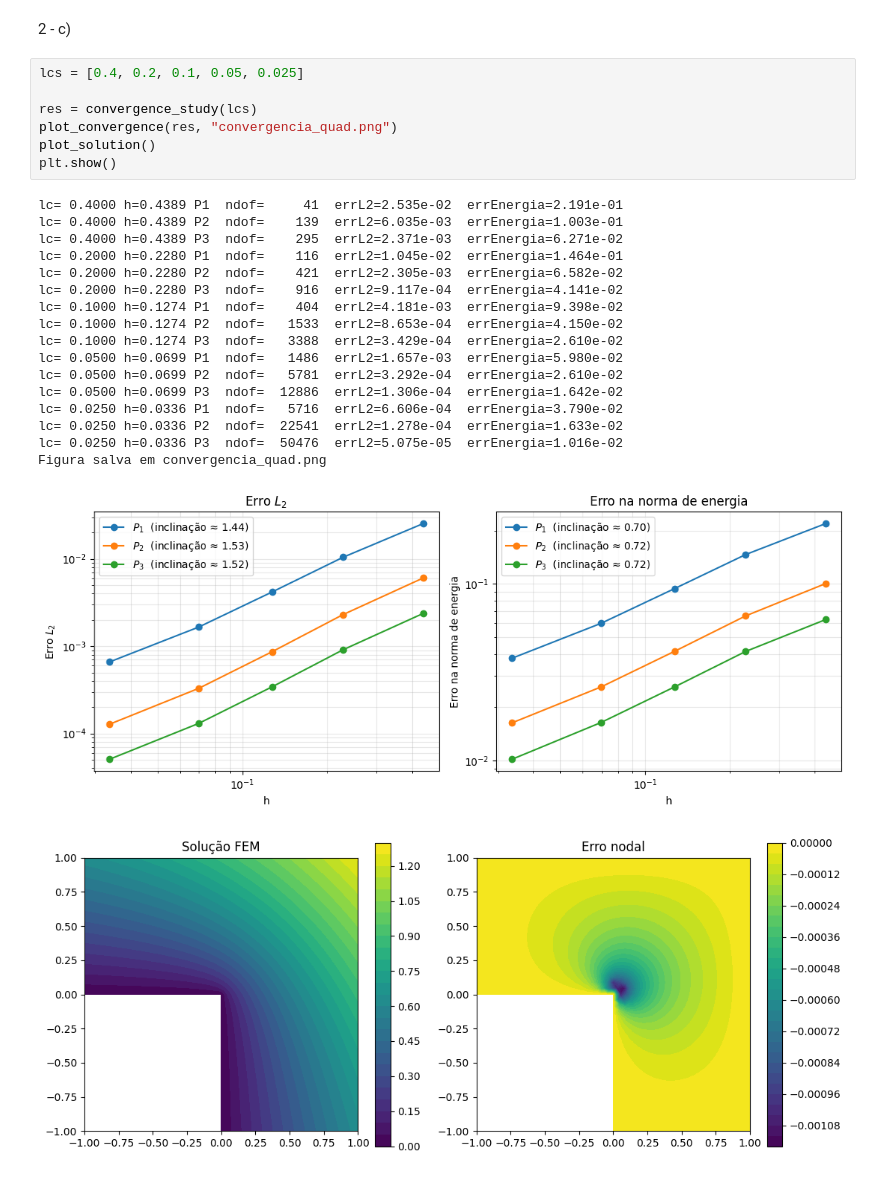
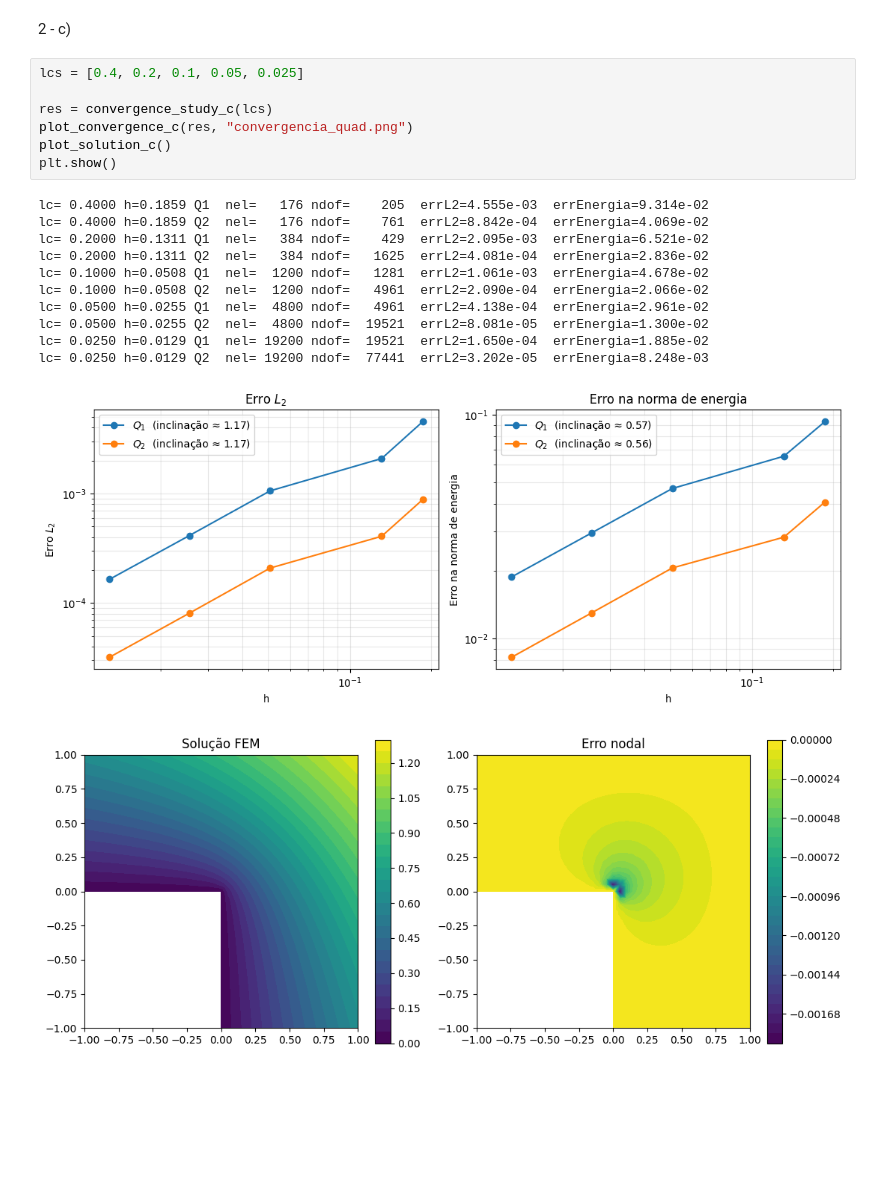
Before and after one commit to andrefsr/Metodo-Elementos-Finitos, a Jupyter notebook: Projeto 1/Projeto 1 - MEF.ipynb, the cells around one changed output. Saved outputs shown, nothing was run; the diff lists cells and outputs as text; blank space fills up the shorter version.

```diff
--- a/Projeto 1/Projeto 1 - MEF.ipynb
+++ b/Projeto 1/Projeto 1 - MEF.ipynb
@@ -109,26 +151,20 @@ Figura salva em convergencia.png
 # %%
 lcs = [0.4, 0.2, 0.1, 0.05, 0.025]
 
-res = convergence_study(lcs)
-plot_convergence(res, "convergencia_quad.png")
-plot_solution()
+res = convergence_study_c(lcs)
+plot_convergence_c(res, "convergencia_quad.png")
+plot_solution_c()
 plt.show()
 # %% [output]
-lc= 0.4000 h=0.4389 P1  ndof=     41  errL2=2.535e-02  errEnergia=2.191e-01
-lc= 0.4000 h=0.4389 P2  ndof=    139  errL2=6.035e-03  errEnergia=1.003e-01
-lc= 0.4000 h=0.4389 P3  ndof=    295  errL2=2.371e-03  errEnergia=6.271e-02
-lc= 0.2000 h=0.2280 P1  ndof=    116  errL2=1.045e-02  errEnergia=1.464e-01
-lc= 0.2000 h=0.2280 P2  ndof=    421  errL2=2.305e-03  errEnergia=6.582e-02
-lc= 0.2000 h=0.2280 P3  ndof=    916  errL2=9.117e-04  errEnergia=4.141e-02
-lc= 0.1000 h=0.1274 P1  ndof=    404  errL2=4.181e-03  errEnergia=9.398e-02
-lc= 0.1000 h=0.1274 P2  ndof=   1533  errL2=8.653e-04  errEnergia=4.150e-02
-lc= 0.1000 h=0.1274 P3  ndof=   3388  errL2=3.429e-04  errEnergia=2.610e-02
-lc= 0.0500 h=0.0699 P1  ndof=   1486  errL2=1.657e-03  errEnergia=5.980e-02
-lc= 0.0500 h=0.0699 P2  ndof=   5781  errL2=3.292e-04  errEnergia=2.610e-02
-lc= 0.0500 h=0.0699 P3  ndof=  12886  errL2=1.306e-04  errEnergia=1.642e-02
-lc= 0.0250 h=0.0336 P1  ndof=   5716  errL2=6.606e-04  errEnergia=3.790e-02
-lc= 0.0250 h=0.0336 P2  ndof=  22541  errL2=1.278e-04  errEnergia=1.633e-02
-lc= 0.0250 h=0.0336 P3  ndof=  50476  errL2=5.075e-05  errEnergia=1.016e-02
-Figura salva em convergencia_quad.png
+lc= 0.4000 h=0.1859 Q1  nel=   176 ndof=    205  errL2=4.555e-03  errEnergia=9.314e-02
+lc= 0.4000 h=0.1859 Q2  nel=   176 ndof=    761  errL2=8.842e-04  errEnergia=4.069e-02
+lc= 0.2000 h=0.1311 Q1  nel=   384 ndof=    429  errL2=2.095e-03  errEnergia=6.521e-02
+lc= 0.2000 h=0.1311 Q2  nel=   384 ndof=   1625  errL2=4.081e-04  errEnergia=2.836e-02
+lc= 0.1000 h=0.0508 Q1  nel=  1200 ndof=   1281  errL2=1.061e-03  errEnergia=4.678e-02
+lc= 0.1000 h=0.0508 Q2  nel=  1200 ndof=   4961  errL2=2.090e-04  errEnergia=2.066e-02
+lc= 0.0500 h=0.0255 Q1  nel=  4800 ndof=   4961  errL2=4.138e-04  errEnergia=2.961e-02
+lc= 0.0500 h=0.0255 Q2  nel=  4800 ndof=  19521  errL2=8.081e-05  errEnergia=1.300e-02
+lc= 0.0250 h=0.0129 Q1  nel= 19200 ndof=  19521  errL2=1.650e-04  errEnergia=1.885e-02
+lc= 0.0250 h=0.0129 Q2  nel= 19200 ndof=  77441  errL2=3.202e-05  errEnergia=8.248e-03
-[figure, old version]
+[figure, new version]
-[figure, old version]
+[figure, new version]
```
Also changed, not shown: parts of 5 cells of this notebook, 13 other files.
